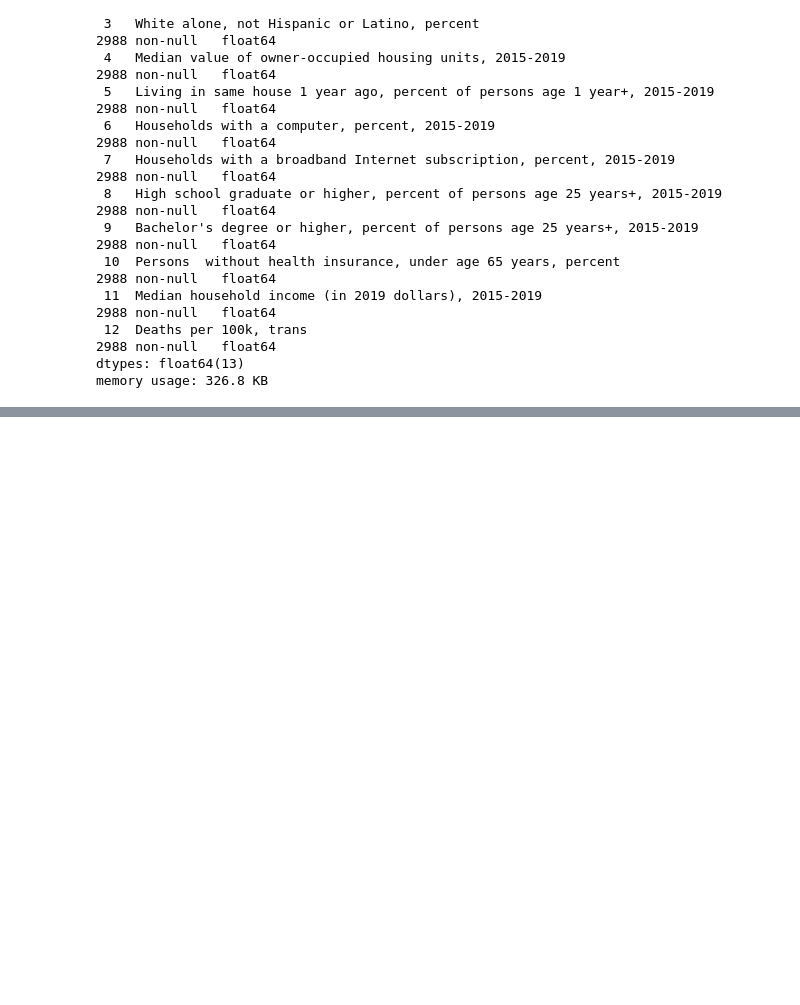
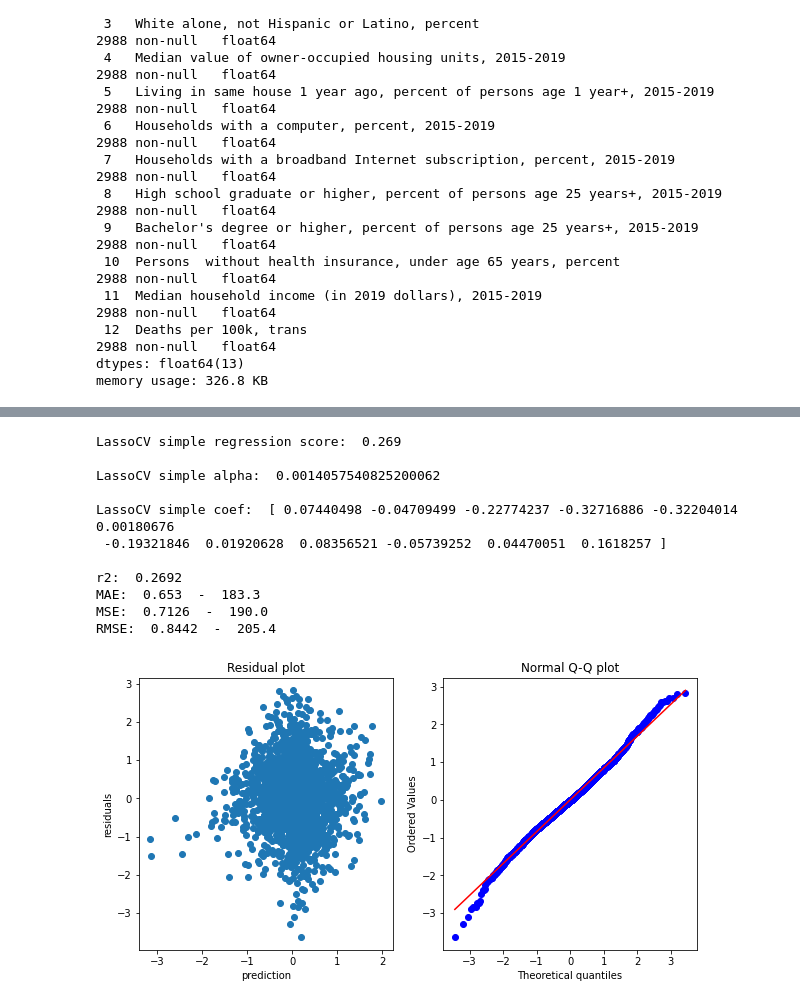
Before and after one commit to nkinnaird/CountyCovidIndexing, a Jupyter notebook: code/doRegression.ipynb, the cells around one changed output, grey strips where cells are left out. Saved outputs shown, nothing was run; the diff lists cells and outputs as text; code cells hidden in the pictures; blank space fills up the shorter version.

Commit message:
Moving some code out of the regressionUtils.py module into the main nb so that it's easier to fit the test data.

```diff
--- a/code/doRegression.ipynb
+++ b/code/doRegression.ipynb
@@ -200 +239,17 @@ LassoCV simple coef:  [ 0.07433218 -0.04729389 -0.22784183 -0.32740916 -0.322043
+# %%
+y_pred = rg.doLassoCV(X,y)
+rg.printMetricResults(y, y_pred, pt_boxcox)
+# %% [output]
+LassoCV simple regression score:  0.269
+
+LassoCV simple alpha:  0.0014057540825200062
+
+LassoCV simple coef:  [ 0.07440498 -0.04709499 -0.22774237 -0.32716886 -0.32204014  0.00180676
+ -0.19321846  0.01920628  0.08356521 -0.05739252  0.04470051  0.1618257 ]
+
+r2:  0.2692
+MAE:  0.653  -  183.3
+MSE:  0.7126  -  190.0
+RMSE:  0.8442  -  205.4
+[figure, added]
 # %%
```
Also changed, not shown: parts of 13 cells of this notebook, 1 other file.
